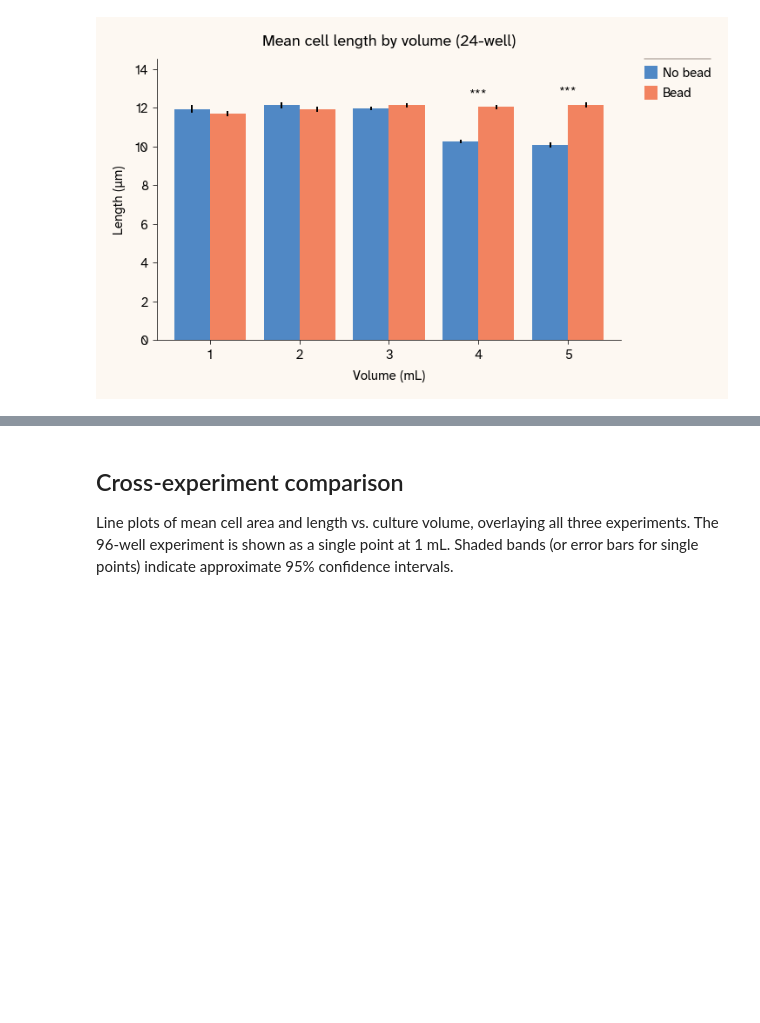
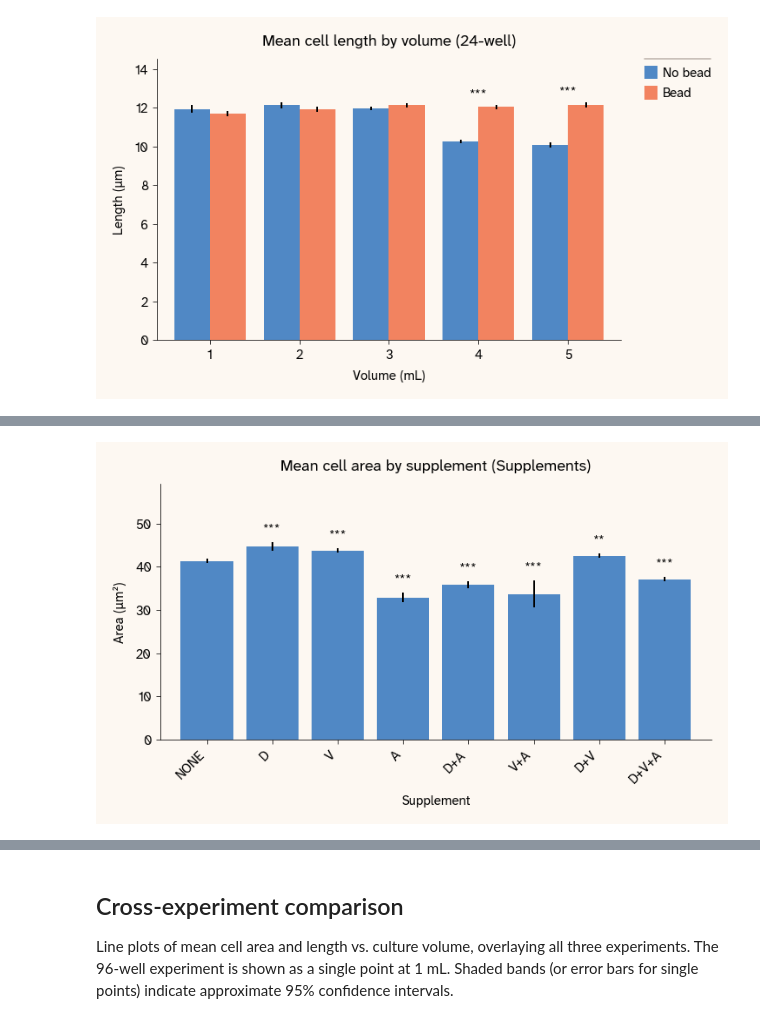
Before and after one commit to Arcadia-Science/beads-cell-growth, a Jupyter notebook: notebooks/microscopy-analysis.ipynb, the cells around one changed output, grey strips where cells are left out. Cells and saved outputs as stored; diff of their text form; code cells hidden in the pictures; blank space fills up the shorter version.

```diff
--- a/notebooks/microscopy-analysis.ipynb
+++ b/notebooks/microscopy-analysis.ipynb
@@ -47,6 +49,9 @@ df_96.sample(5, random_state=42).drop("source_file", axis=1)
 # %%
 df_tt = pd.read_csv(REPO_ROOT / "data" / "microscopy" / "combined_dic_measurements_ttubes.csv")
 df_24 = pd.read_csv(REPO_ROOT / "data" / "microscopy" / "combined_dic_measurements_24well.csv")
+df_supp = pd.read_csv(
+    REPO_ROOT / "data" / "microscopy" / "combined_dic_measurements_supplements.csv"
+)
 
 print(f"Test tubes: {len(df_tt):,} cells")
 df_tt.sample(5, random_state=42).drop("source_file", axis=1)
@@ -143,0 +164,6 @@ fig_24_length = plot_metric_by_volume(
+# %%
+fig_supp_area = plot_metric_by_supplement(
+    df_supp, "area", "Supplements", REPO_ROOT / "figures" / "microscopy" / "supp_area_bar.svg"
+)
+# %% [output]
+[figure, added]
```
Also changed, not shown: parts of 13 cells of this notebook.
